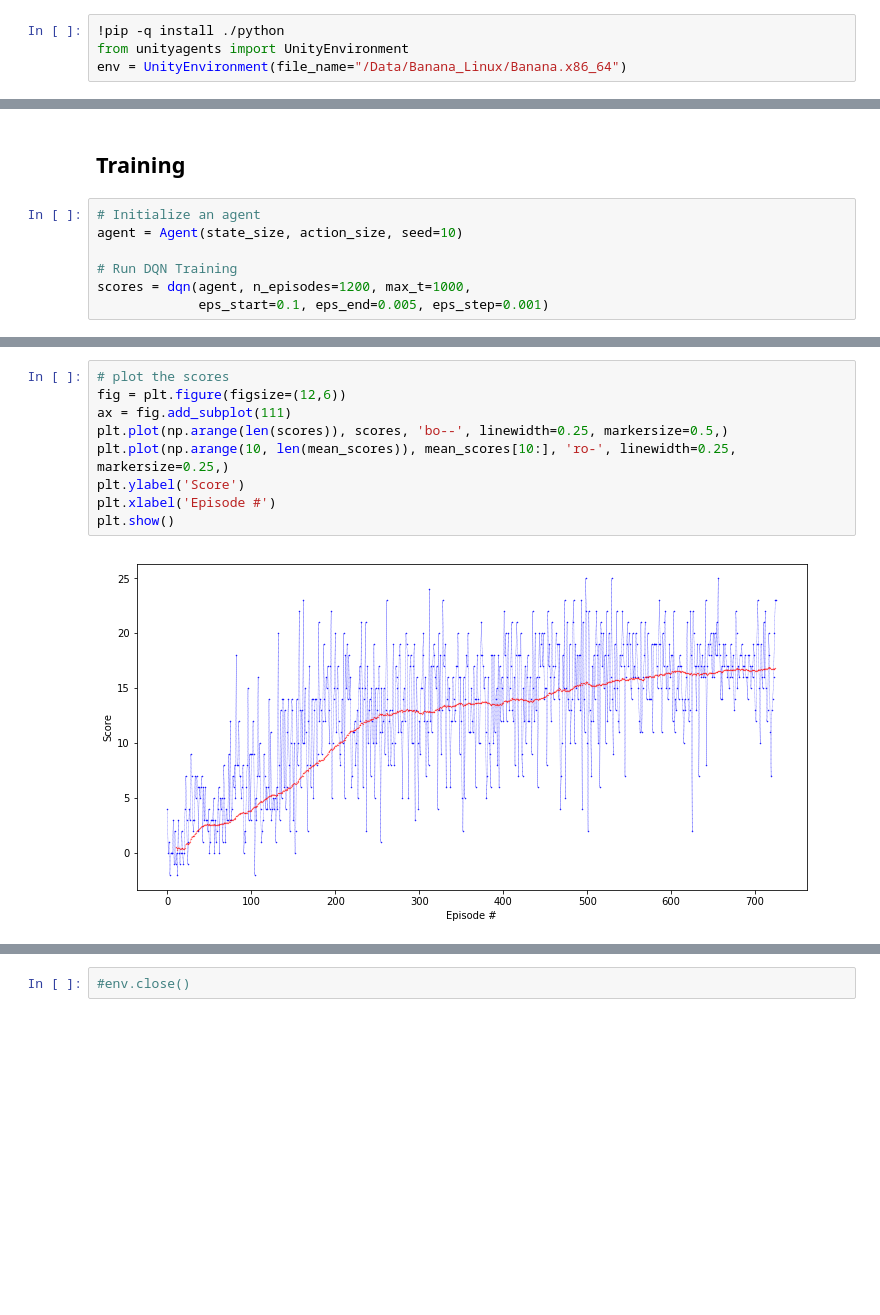
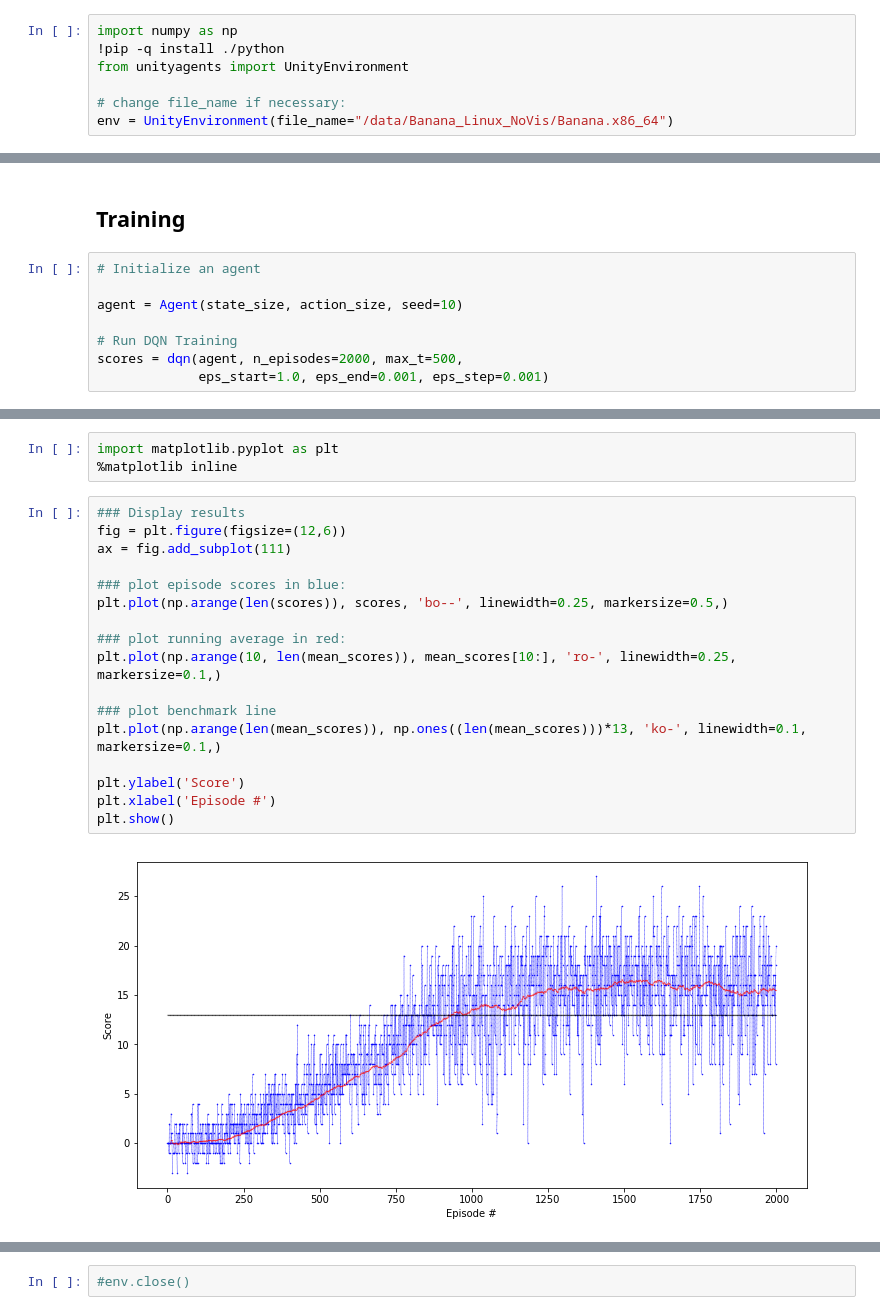
Before and after one commit to davidabelin/deep-reinforcement-learning, a Jupyter notebook: p1_navigation/submit/Report.ipynb, the cells around one changed output, grey strips where cells are left out. Cells and saved outputs as stored; diff of their text form; blank space fills up the shorter version.

```diff
--- a/p1_navigation/submit/Report.ipynb
+++ b/p1_navigation/submit/Report.ipynb
@@ -44,4 +79,7 @@ import os
 # %%
+import numpy as np
 !pip -q install ./python
 from unityagents import UnityEnvironment
-env = UnityEnvironment(file_name="/Data/Banana_Linux/Banana.x86_64")
+
+# change file_name if necessary:
+env = UnityEnvironment(file_name="/data/Banana_Linux_NoVis/Banana.x86_64")
@@ -223,9 +259,10 @@ def dqn(agent, n_episodes=2000, max_t=1000, eps_start=1.0, eps_end=0.1, eps_step
 ## Training
 # %%
 # Initialize an agent
+
 agent = Agent(state_size, action_size, seed=10)
 
 # Run DQN Training
-scores = dqn(agent, n_episodes=1200, max_t=1000,
-             eps_start=0.1, eps_end=0.005, eps_step=0.001)
+scores = dqn(agent, n_episodes=2000, max_t=500,
+             eps_start=1.0, eps_end=0.001, eps_step=0.001)
 # %% [output]
@@ -256,14 +298,25 @@ for i in np.arange(1,len(scores)):
     else:
         mean_score = np.mean(scores[i-100:i])
     mean_scores.append(mean_score)
+# %%
+import matplotlib.pyplot as plt
+%matplotlib inline
 # %%
-# plot the scores
+### Display results
 fig = plt.figure(figsize=(12,6))
 ax = fig.add_subplot(111)
+
+### plot episode scores in blue:
 plt.plot(np.arange(len(scores)), scores, 'bo--', linewidth=0.25, markersize=0.5,)
-plt.plot(np.arange(10, len(mean_scores)), mean_scores[10:], 'ro-', linewidth=0.25, markersize=0.25,)
+
+### plot running average in red:
+plt.plot(np.arange(10, len(mean_scores)), mean_scores[10:], 'ro-', linewidth=0.25, markersize=0.1,)
+
+### plot benchmark line
+plt.plot(np.arange(len(mean_scores)), np.ones((len(mean_scores)))*13, 'ko-', linewidth=0.1, markersize=0.1,)
+
 plt.ylabel('Score')
 plt.xlabel('Episode #')
 plt.show()
 # %% [output]
-[figure, old version]
+[figure, new version]
```
Also changed, not shown: parts of 34 cells of this notebook, 3 other files.
